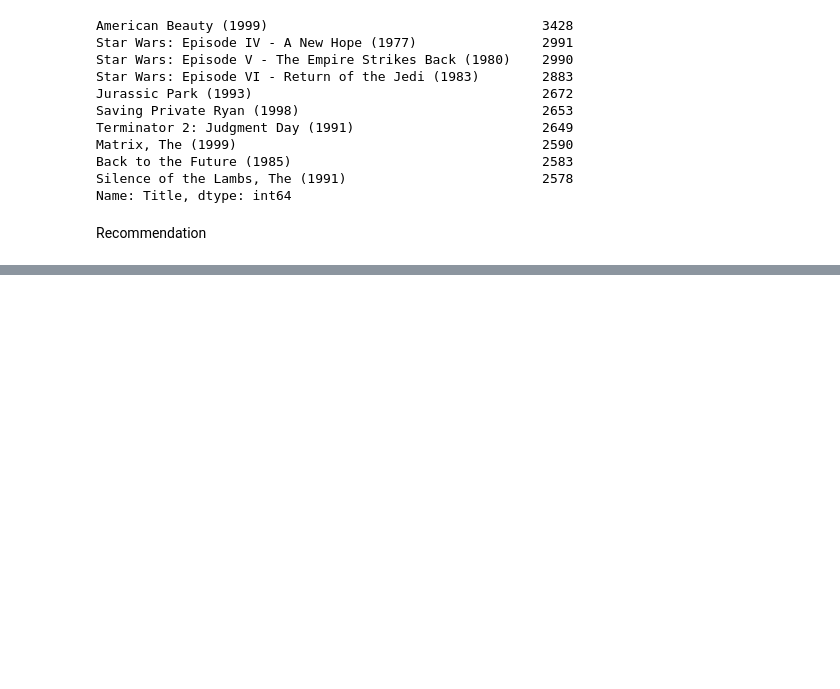
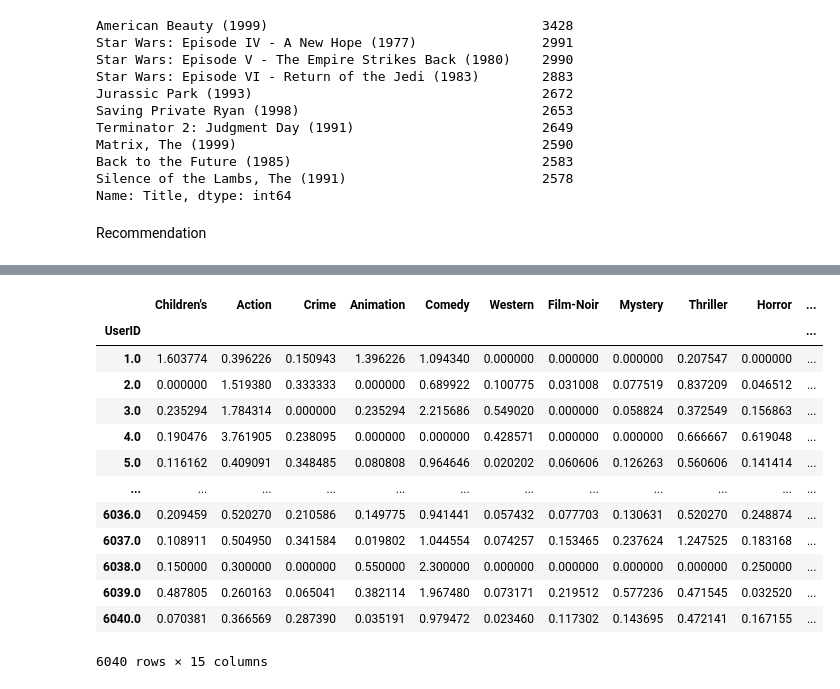
Before and after one commit to Surya-Sastry/Recsys, a Jupyter notebook: recsys.ipynb, the cells around one changed output, grey strips where cells are left out. Cells and saved outputs as stored; diff of their text form; code cells hidden in the pictures; blank space fills up the shorter version.

```diff
--- a/recsys.ipynb
+++ b/recsys.ipynb
@@ -341,0 +351,19 @@ k_means_df
+# %%
+genre_list = ['Action','Adventure',
+	'Animation',
+	"Children's",
+	'Comedy',
+	 'Crime',
+	'Documentary',
+	 'Drama',
+	 'Fantasy',
+	 'Film-Noir',
+	 'Horror',
+	 'Musical',
+	 'Mystery','Romance','Sci-Fi','Thriller','War','Western']
+
+for genre in genre_list:
+    k_means_df[genre] *= k_means_df['Rating']
+# %%
+grouped_data = k_means_df.groupby('UserID').mean()
+len(grouped_data.columns)
@@ -341,0 +372,3 @@ k_means_df
+# %%
+grouped_data.describe()
+grouped_data_df = grouped_data
@@ -341,0 +435,21 @@ k_means_df
+# %%
+x_col_size = 4
+y = grouped_data_df[grouped_data_df.columns[x_col_size:]]
+x = grouped_data_df.drop(labels=grouped_data_df.columns[x_col_size:],axis="columns")
+# %%
+y
+# %% [output]
+|  | Children's | Action | Crime | Animation | Comedy | Western | Film-Noir | Mystery | Thriller | Horror | ... |
+| UserID |  |  |  |  |  |  |  |  |  |  | ... |
+| 1.0 | 1.603774 | 0.396226 | 0.150943 | 1.396226 | 1.094340 | 0.000000 | 0.000000 | 0.000000 | 0.207547 | 0.000000 | ... |
+| 2.0 | 0.000000 | 1.519380 | 0.333333 | 0.000000 | 0.689922 | 0.100775 | 0.031008 | 0.077519 | 0.837209 | 0.046512 | ... |
+| 3.0 | 0.235294 | 1.784314 | 0.000000 | 0.235294 | 2.215686 | 0.549020 | 0.000000 | 0.058824 | 0.372549 | 0.156863 | ... |
+| 4.0 | 0.190476 | 3.761905 | 0.238095 | 0.000000 | 0.000000 | 0.428571 | 0.000000 | 0.000000 | 0.666667 | 0.619048 | ... |
+| 5.0 | 0.116162 | 0.409091 | 0.348485 | 0.080808 | 0.964646 | 0.020202 | 0.060606 | 0.126263 | 0.560606 | 0.141414 | ... |
+| ... | ... | ... | ... | ... | ... | ... | ... | ... | ... | ... | ... |
+| 6036.0 | 0.209459 | 0.520270 | 0.210586 | 0.149775 | 0.941441 | 0.057432 | 0.077703 | 0.130631 | 0.520270 | 0.248874 | ... |
+| 6037.0 | 0.108911 | 0.504950 | 0.341584 | 0.019802 | 1.044554 | 0.074257 | 0.153465 | 0.237624 | 1.247525 | 0.183168 | ... |
+| 6038.0 | 0.150000 | 0.300000 | 0.000000 | 0.550000 | 2.300000 | 0.000000 | 0.000000 | 0.000000 | 0.000000 | 0.250000 | ... |
+| 6039.0 | 0.487805 | 0.260163 | 0.065041 | 0.382114 | 1.967480 | 0.073171 | 0.219512 | 0.577236 | 0.471545 | 0.032520 | ... |
+| 6040.0 | 0.070381 | 0.366569 | 0.287390 | 0.035191 | 0.979472 | 0.023460 | 0.117302 | 0.143695 | 0.472141 | 0.167155 | ... |
+6040 rows × 15 columns
```
Also changed, not shown: parts of 37 cells of this notebook.
